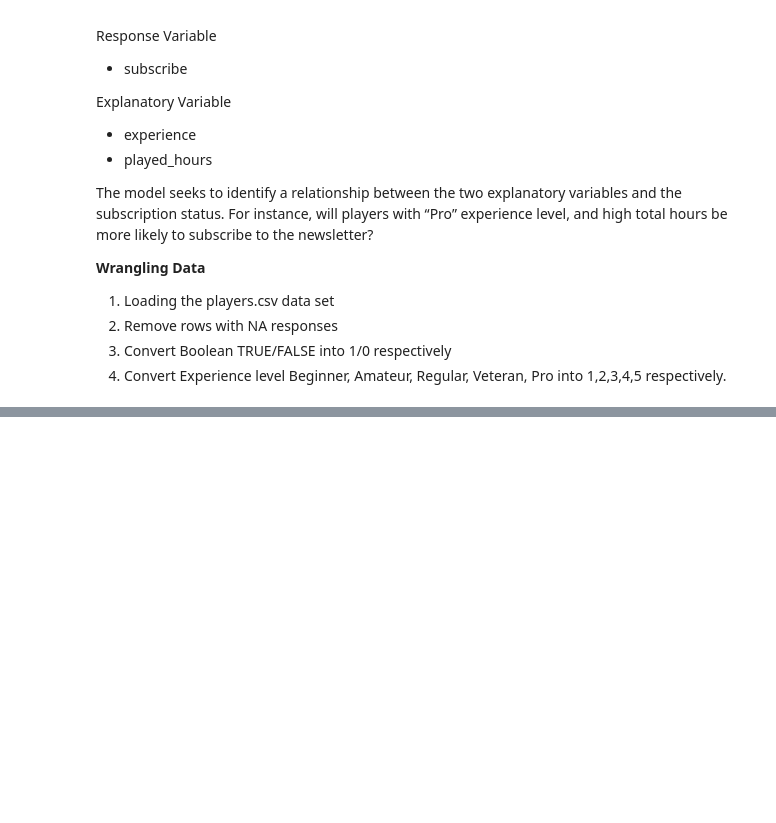
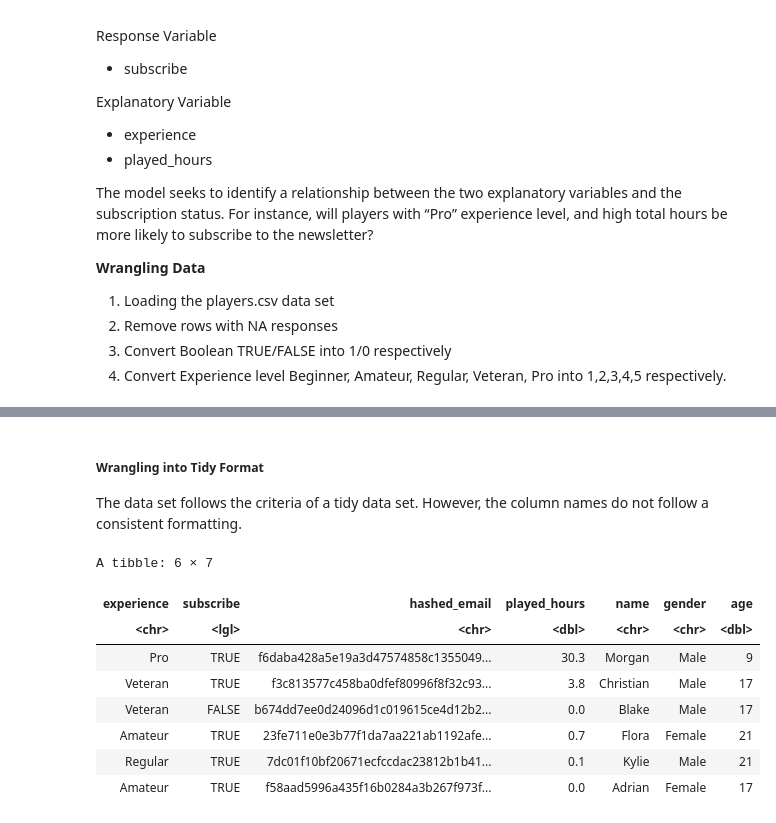
Before and after one commit to ivanchau1/dsci-project, a Jupyter notebook: Proposal.ipynb, the cells around one changed output, grey strips where cells are left out. Drawn from its saved outputs; the diff is of its cells as text; code cells hidden in the pictures; blank space fills up the shorter version.

```diff
--- a/Proposal.ipynb
+++ b/Proposal.ipynb
@@ -102,0 +140,16 @@ Explanatory Variable
+# %% [markdown]
+##### Wrangling into Tidy Format
+<p>The data set follows the criteria of a tidy data set. However, the column names do not follow a consistent formatting.</p>
+# %%
+colnames(players) <- c("experience", "subscribe", "hashed_email", "played_hours", "name", "gender", "age")
+head(players)
+# %% [output]
+A tibble: 6 × 7
+| experience | subscribe | hashed_email | played_hours | name | gender | age |
+| <chr> | <lgl> | <chr> | <dbl> | <chr> | <chr> | <dbl> |
+| Pro | TRUE | f6daba428a5e19a3d47574858c1355049... | 30.3 | Morgan | Male | 9 |
+| Veteran | TRUE | f3c813577c458ba0dfef80996f8f32c93... | 3.8 | Christian | Male | 17 |
+| Veteran | FALSE | b674dd7ee0d24096d1c019615ce4d12b2... | 0.0 | Blake | Male | 17 |
+| Amateur | TRUE | 23fe711e0e3b77f1da7aa221ab1192afe... | 0.7 | Flora | Female | 21 |
+| Regular | TRUE | 7dc01f10bf20671ecfccdac23812b1b41... | 0.1 | Kylie | Male | 21 |
+| Amateur | TRUE | f58aad5996a435f16b0284a3b267f973f... | 0.0 | Adrian | Female | 17 |
```
Also changed, not shown: parts of 14 cells of this notebook.
